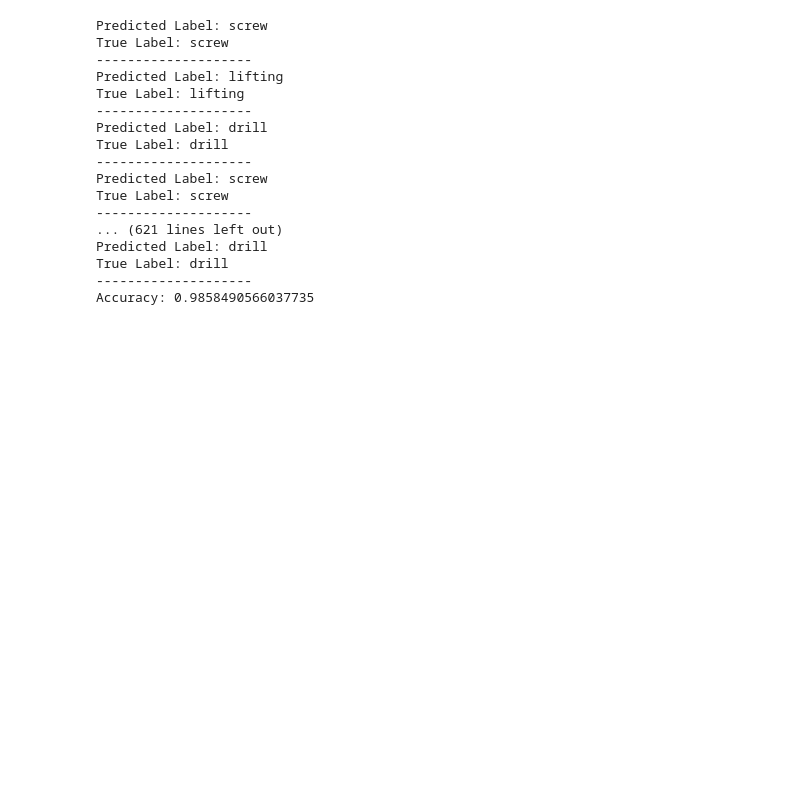
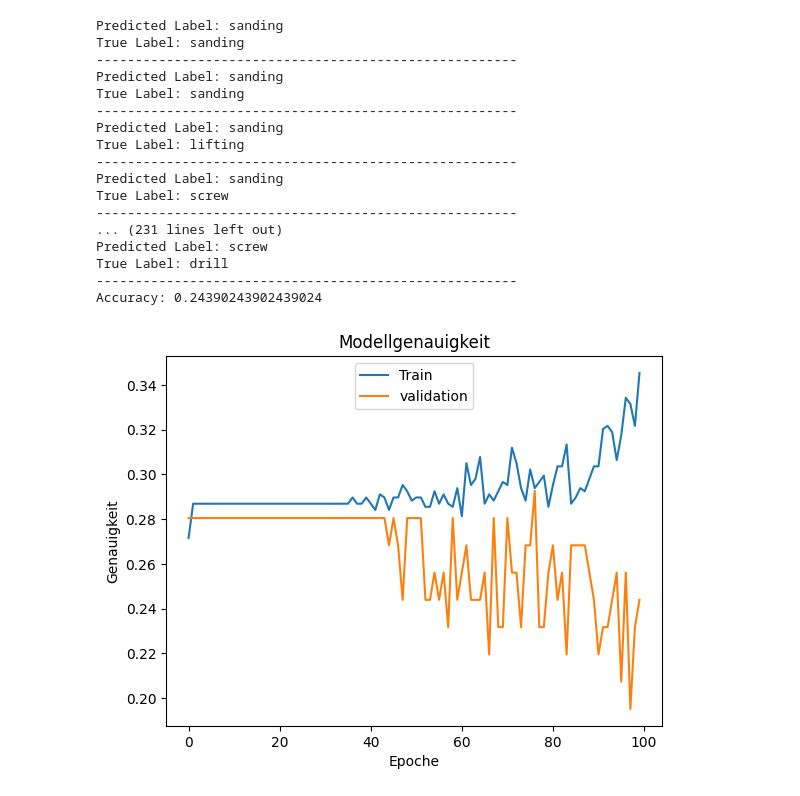
Before and after one commit to htsago/Sensorprobe, a Jupyter notebook: model.ipynb, the cells around one changed output. Saved outputs shown, nothing was run; the diff lists cells and outputs as text; code cells hidden in the pictures; blank space fills up the shorter version.

```diff
--- a/model.ipynb
+++ b/model.ipynb
@@ -131,2 +69,12 @@ X_train, X_test, y_train, y_test = train_test_split(X, y_encoded, test_size=0.2,
+# %%
+# Erstelle Sliding Windows für Testdaten
+X_test_windows = []
+y_test_windows = []
+for i in range(len(X_test) - window_size):
+    X_test_windows.append(X_test.iloc[i:i+window_size])
+    y_test_windows.append(y_test[i+window_size])
+
+X_test_windows = np.array(X_test_windows)
+y_test_windows = np.array(y_test_windows)
 # %%
 # Überprüfe die Form der Eingabedaten
@@ -136,5 +84,5 @@ Shape von X_train vor Anpassung: (848, 12)
 # %%
 # Passe die Form der Eingabedaten an
-X_train = np.reshape(X_train, (X_train.shape[0], X_train.shape[1], 1))
+X_train_windows = np.reshape(X_train_windows, (X_train_windows.shape[0], X_train_windows.shape[1], X_train_windows.shape[2]))
 # %%
 # Überprüfe erneut die Form der Eingabedaten
@@ -144,13 +92,17 @@ Shape von X_train nach Anpassung: (848, 12, 1)
 # %%
-#LSTM-Modell
+# LSTM-Modell
 model = Sequential()
-model.add(LSTM(128, input_shape=(X_train.shape[1], X_train.shape[2])))
+model.add(Conv1D(64, 3, activation='relu', input_shape=(X_train_windows.shape[1], X_train_windows.shape[2])))
+model.add(LSTM(256, return_sequences=True))
+model.add(Dropout(0.2))
+model.add(LSTM(128))
+model.add(Dropout(0.2))
 model.add(Dense(len(label_encoder.classes_), activation='softmax'))
 # %%
 # Kompiliere das Modell
 model.compile(loss='sparse_categorical_crossentropy', optimizer='adam', metrics=['accuracy'])
 # %%
 # Trainiere das Modell
-model.fit(X_train, y_train, epochs=100, batch_size=32)
+history=model.fit(X_train_windows, y_train_windows, epochs=100, batch_size=64, validation_data=(X_test_windows, y_test_windows))
 # %% [output]
 Epoch 1/100
@@ -202,24 +153,35 @@ accuracy = accuracy_score(y_test_labels, y_pred_labels)
 for pred_label, true_label in zip(y_pred_labels, y_test_labels):
     print("Predicted Label:", pred_label)
     print("True Label:", true_label)
-    print("--------------------")
+    print("------------------------------------------------------")
 
 print("Accuracy:", accuracy)
 # %% [output]
+Predicted Label: sanding
+True Label: sanding
+------------------------------------------------------
+Predicted Label: sanding
+True Label: sanding
+------------------------------------------------------
+Predicted Label: sanding
+True Label: lifting
+------------------------------------------------------
+Predicted Label: sanding
+True Label: screw
+------------------------------------------------------
+... (231 lines left out)
 Predicted Label: screw
-True Label: screw
---------------------
-Predicted Label: lifting
-True Label: lifting
---------------------
-Predicted Label: drill
 True Label: drill
---------------------
-Predicted Label: screw
-True Label: screw
---------------------
-... (621 lines left out)
-Predicted Label: drill
-True Label: drill
---------------------
-Accuracy: 0.9858490566037735
+------------------------------------------------------
+Accuracy: 0.24390243902439024
+# %%
+# Plot der Trainings- und Validierungsgenauigkeit
+plt.plot(history.history['accuracy'])
+plt.plot(history.history['val_accuracy'])
+plt.title('Modellgenauigkeit')
+plt.ylabel('Genauigkeit')
+plt.xlabel('Epoche')
+plt.legend(['Train', 'validation'], loc='upper center')
+plt.show()
+# %% [output]
+[figure, added]
```
Also changed, not shown: parts of 25 cells of this notebook, 4 other files.
